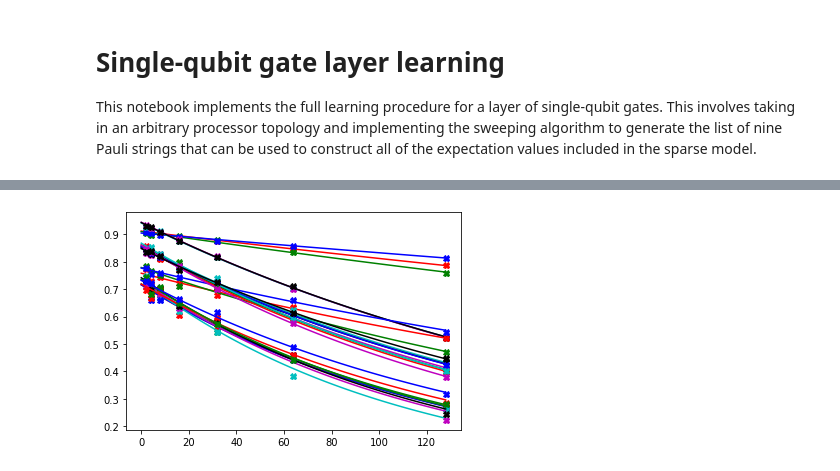
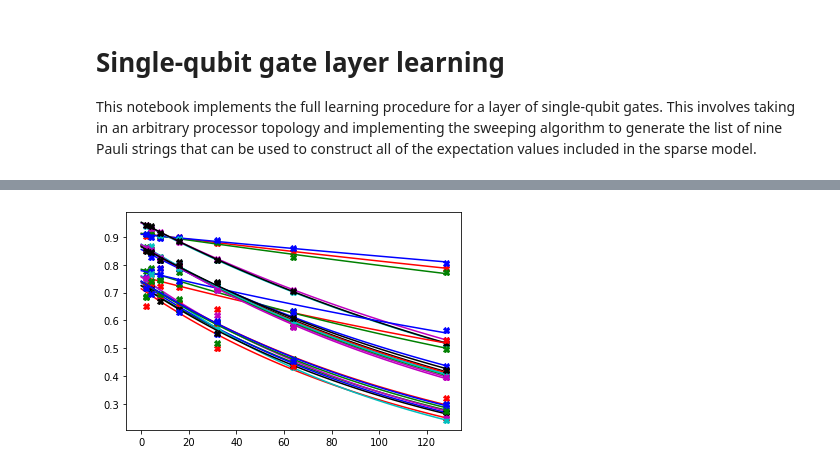
Before and after one commit to benmcdonough20/NEPEC_on_Hardware, a Jupyter notebook: two_qubit_PEC/single_qubit_gate_learning.ipynb, the cells around one changed output, grey strips where cells are left out. Saved outputs shown, nothing was run; the diff lists cells and outputs as text; code cells hidden in the pictures.

```diff
--- a/two_qubit_PEC/single_qubit_gate_learning.ipynb
+++ b/two_qubit_PEC/single_qubit_gate_learning.ipynb
@@ -264,23 +250,28 @@ NameError: name 'np' is not defined
 # %%
-pauli_measurements = pauli_strings(adjacency_matrix)
+pauli_measurements = pauli_strings(verts, adjacency_matrix)
 benchmark_paulis = generate_paulis(adjacency_matrix)
 # %%
 circs = []
 data = []
-lengths = [2,4, 8, 16,32,64,128]
-samples = 64
-shots = 100
+lengths = [2,4, 8, 16, 32,64,128]
+samples = 32
+shots = 250
 
 for p in pauli_measurements:
     for l in lengths:
         for i in range(samples):
-            circ, circ_info =  twirled_instance(len(qubits), "".join(p), l)
+            circ, circ_info =  twirled_instance(len(qubits), "".join(p), l, backend)
             circs.append(circ)
             data.append(circ_info)
 # %%
-trans =  transpile(circs, backend, optimization_level=0, initial_layout = qubits)
+trans =  transpile(circs, backend, optimization_level=0);
 # %%
-results = backend.run(trans, shots = shots).result().get_counts()
+from multiprocessing.pool import ThreadPool
+run = lambda circ: backend.run(circ).result().get_counts()
+results = []
+with ThreadPool(12) as pool:
+    results = pool.map(run, trans)
+
 for i,res in enumerate(results):
     data[i]['counts'] = res
 # %%
@@ -307,14 +298,15 @@ for p in benchmark_paulis:
 # %%
 color = cycle("rgbcmk")
 xrange = np.linspace(0, np.max(lengths))
 show_paulis = benchmark_paulis
 fit_data = {}
-for p in show_paulis:
+for p in benchmark_paulis:
     vals = [ordered_results[p][l]['count'] for l in lengths]
     popt, pcov = curve_fit(lambda x,a,b: a*np.exp(-b*x), lengths, vals, p0=[.8, .01])
     fit_data[p] = np.exp(-popt[1])
     c = next(color)
-    plt.plot(lengths, vals, c+"X")
-    plt.plot(xrange, [popt[0]*np.exp(-popt[1]*x) for x in xrange], c)
+    if p in show_paulis:
+        plt.plot(lengths, vals, c+"X")
+        plt.plot(xrange, [popt[0]*np.exp(-popt[1]*x) for x in xrange], c)
 # %% [output]
-[figure, old version]
+[figure, new version]
```
Also changed, not shown: parts of 18 cells of this notebook, 15 other files.
